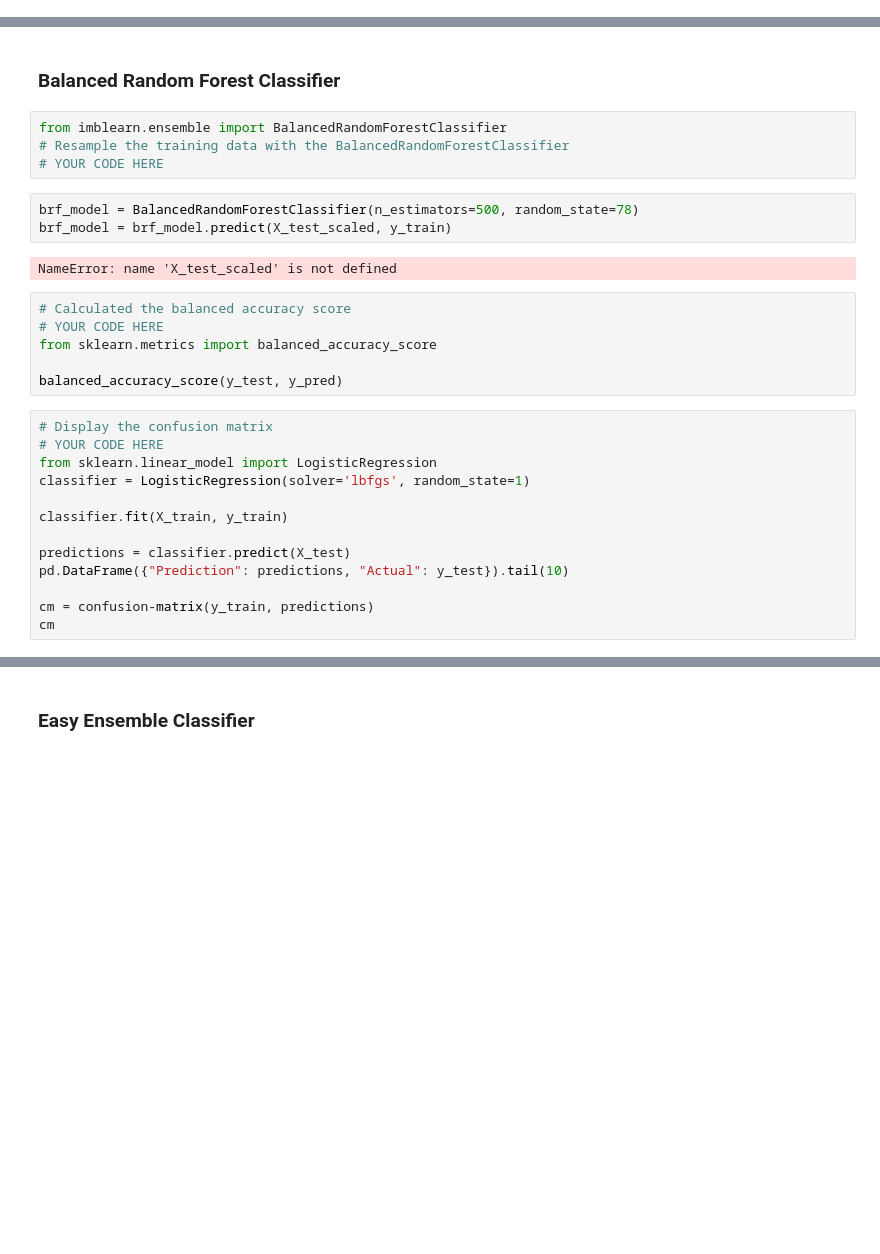
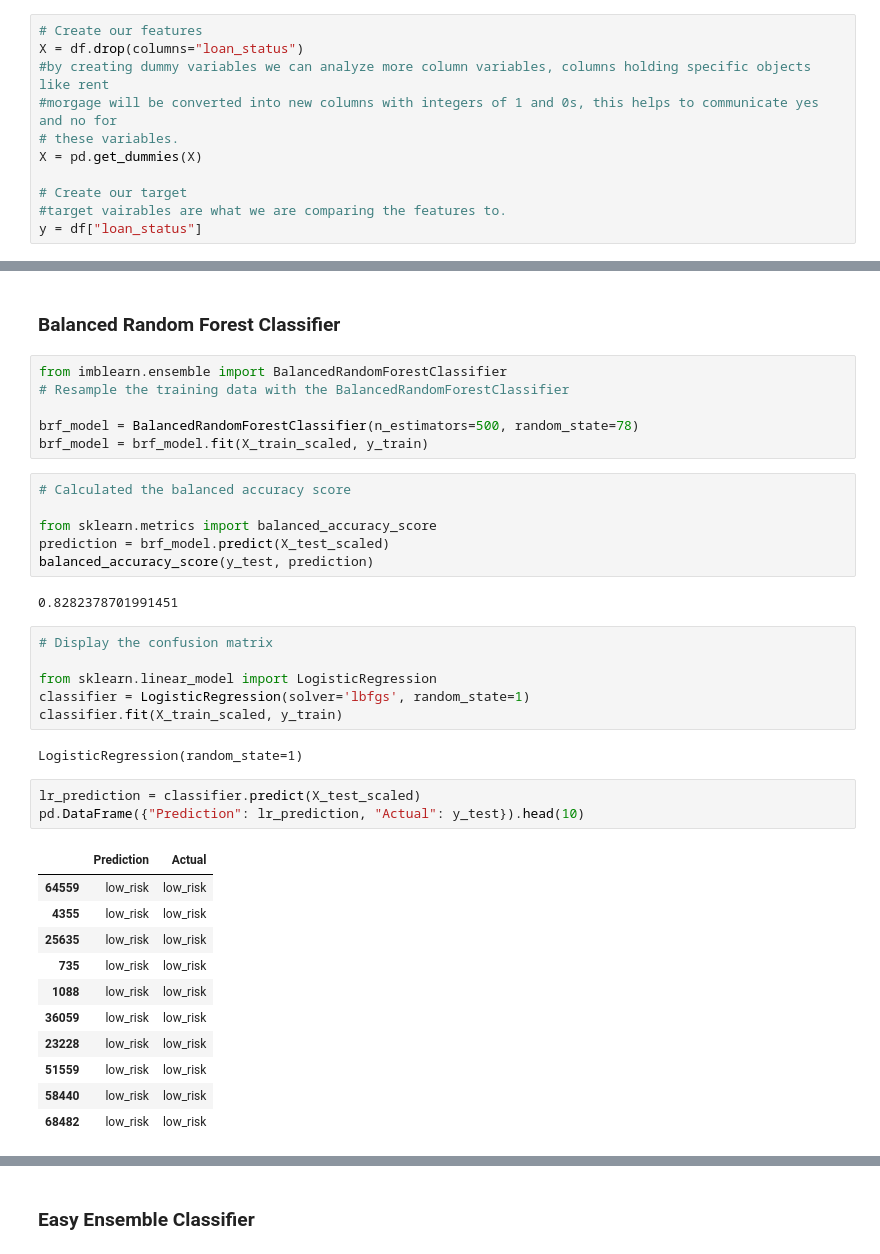
Before and after one commit to CurtisLym/Risky_Buisness, a Jupyter notebook: Starter_Code/credit_risk_ensemble.ipynb, the cells around one changed output, grey strips where cells are left out. Cells and saved outputs as stored; diff of their text form; blank space fills up the shorter version.

```diff
--- a/Starter_Code/credit_risk_ensemble.ipynb
+++ b/Starter_Code/credit_risk_ensemble.ipynb
@@ -42,3 +36,14 @@ y = df["loan_status"]
+# %%
+# Create our features
+X = df.drop(columns="loan_status")
+#by creating dummy variables we can analyze more column variables, columns holding specific objects like rent
+#morgage will be converted into new columns with integers of 1 and 0s, this helps to communicate yes and no for
+# these variables.
+X = pd.get_dummies(X)
+
+# Create our target
+#target vairables are what we are comparing the features to.
+y = df["loan_status"]
 # %% [raw]
 This is a multi-dimensional problem because there are many x values
 # %%
@@ -113,28 +129,37 @@ Note: Use a random state of 1 for each algorithm to ensure consistency between t
 # %%
 from imblearn.ensemble import BalancedRandomForestClassifier
 # Resample the training data with the BalancedRandomForestClassifier
-# YOUR CODE HERE
+
+brf_model = BalancedRandomForestClassifier(n_estimators=500, random_state=78)
+brf_model = brf_model.fit(X_train_scaled, y_train)
-# %%
-brf_model = BalancedRandomForestClassifier(n_estimators=500, random_state=78)
-brf_model = brf_model.predict(X_test_scaled, y_train)
-# %% [output]
-NameError: name 'X_test_scaled' is not defined
 # %%
 # Calculated the balanced accuracy score
-# YOUR CODE HERE
+
 from sklearn.metrics import balanced_accuracy_score
-
-balanced_accuracy_score(y_test, y_pred)
+prediction = brf_model.predict(X_test_scaled)
+balanced_accuracy_score(y_test, prediction)
+# %% [output]
+0.8282378701991451
 # %%
 # Display the confusion matrix
-# YOUR CODE HERE
+
 from sklearn.linear_model import LogisticRegression
 classifier = LogisticRegression(solver='lbfgs', random_state=1)
-
-classifier.fit(X_train, y_train)
-
-predictions = classifier.predict(X_test)
-pd.DataFrame({"Prediction": predictions, "Actual": y_test}).tail(10)
-
-cm = confusion-matrix(y_train, predictions)
-cm
+classifier.fit(X_train_scaled, y_train)
+# %% [output]
+LogisticRegression(random_state=1)
+# %%
+lr_prediction = classifier.predict(X_test_scaled)
+pd.DataFrame({"Prediction": lr_prediction, "Actual": y_test}).head(10)
+# %% [output]
+|  | Prediction | Actual |
+| 64559 | low_risk | low_risk |
+| 4355 | low_risk | low_risk |
+| 25635 | low_risk | low_risk |
+| 735 | low_risk | low_risk |
+| 1088 | low_risk | low_risk |
+| 36059 | low_risk | low_risk |
+| 23228 | low_risk | low_risk |
+| 51559 | low_risk | low_risk |
+| 58440 | low_risk | low_risk |
+| 68482 | low_risk | low_risk |
```
Also changed, not shown: parts of 18 cells of this notebook.
